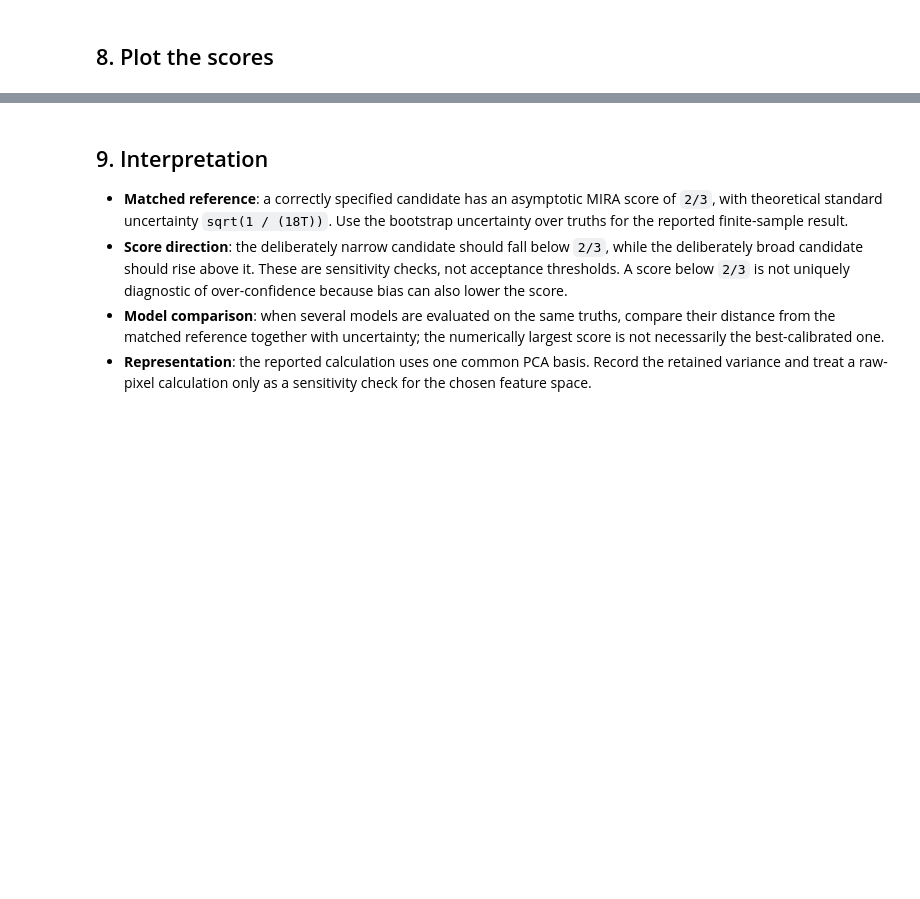
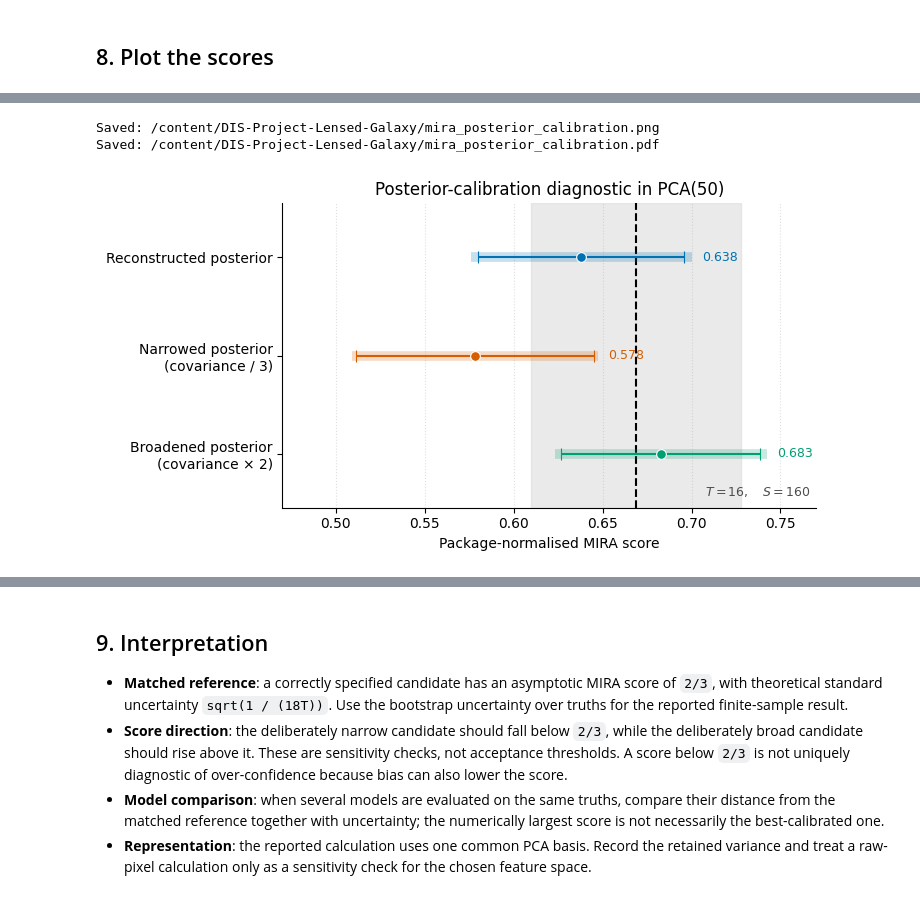
Before and after one commit to Derrickdc02/DIS-Project-Lensed-Galaxy, a Jupyter notebook: notebooks/MIRAcheck_colab.ipynb, the cells around one changed output, grey strips where cells are left out. Drawn from its saved outputs; the diff is of its cells as text; code cells hidden in the pictures; blank space fills up the shorter version.

Commit message:
add the result of MIRA run in colab

```diff
--- a/notebooks/MIRAcheck_colab.ipynb
+++ b/notebooks/MIRAcheck_colab.ipynb
@@ -327,0 +374,65 @@ if HAVE_DATA:
+# %%
+from pathlib import Path
+import matplotlib.pyplot as plt
+from matplotlib.lines import Line2D
+from matplotlib.patches import Patch
+import numpy as np
+
+T, S = 16, 160
+labels = [
+    "Reconstructed posterior",
+    "Narrowed posterior\n(covariance / 3)",
+    "Broadened posterior\n(covariance × 2)",
+]
+scores = np.array([0.6379, 0.5782, 0.6827])
+mc_sd = np.array([0.0578, 0.0668, 0.0559])
+bootstrap_sd = np.array([0.0621, 0.0691, 0.0595])
+colors = ["#0072B2", "#D55E00", "#009E73"]
+
+matched_ref = (2 * S + 1) / (3 * S)
+ref_sd = np.sqrt(1.0 / (18.0 * T))
+
+fig, ax = plt.subplots(figsize=(7.4, 4.0))
+ax.axvspan(
+    matched_ref - ref_sd, matched_ref + ref_sd, color="0.85", alpha=0.55, zorder=0
+)
+ax.axvline(matched_ref, color="black", linestyle="--", linewidth=1.5, zorder=1)
+
+for i, (val, mc, boot, col) in enumerate(zip(scores, mc_sd, bootstrap_sd, colors)):
+    ax.hlines(i, val - boot, val + boot, color=col, linewidth=7, alpha=0.22, zorder=2)
+    ax.errorbar(
+        val, i, xerr=mc, fmt="o", ms=7, color=col, mec="white", mew=0.8,
+        elinewidth=1.5, capsize=4, capthick=1.4, zorder=3
+    )
+    ax.text(val + boot + 0.006, i, f"{val:.3f}", va="center", color=col, fontsize=9)
+
+ax.set_yticks(range(len(labels)))
+ax.set_yticklabels(labels)
+ax.invert_yaxis()
+ax.set_xlim(0.47, 0.77)
+ax.set_ylim(len(labels) - 0.45, -0.55)
+
+ax.set_xlabel("Package-normalised MIRA score")
+ax.set_title("Posterior-calibration diagnostic in PCA(50)")
+ax.grid(axis="x", linestyle=":", linewidth=0.8, alpha=0.4)
+
+for spine in ["top", "right"]:
+    ax.spines[spine].set_visible(False)
+
+ax.text(
+    0.99, 0.03, rf"$T={T},\quad S={S}$", transform=ax.transAxes,
+    ha="right", va="bottom", fontsize=9, color="0.3"
+)
+plt.tight_layout()
+
+out_dir = Path.cwd()
+for ext in ["png", "pdf"]:
+    path = out_dir / f"mira_posterior_calibration.{ext}"
+    fig.savefig(path, dpi=300 if ext == "png" else None, bbox_inches="tight")
+    print(f"Saved: {path}")
+
+plt.show()
+# %% [output]
+Saved: /content/DIS-Project-Lensed-Galaxy/mira_posterior_calibration.png
+Saved: /content/DIS-Project-Lensed-Galaxy/mira_posterior_calibration.pdf
+[figure, added]
```
Also changed, not shown: parts of 11 cells of this notebook.
